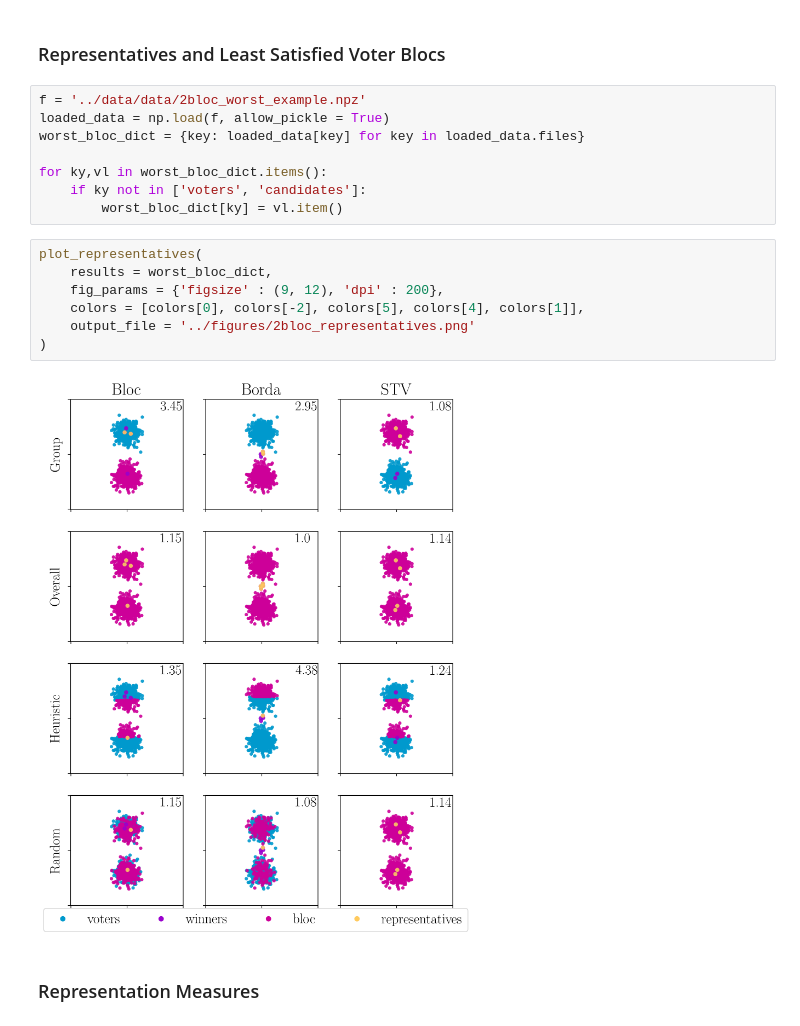
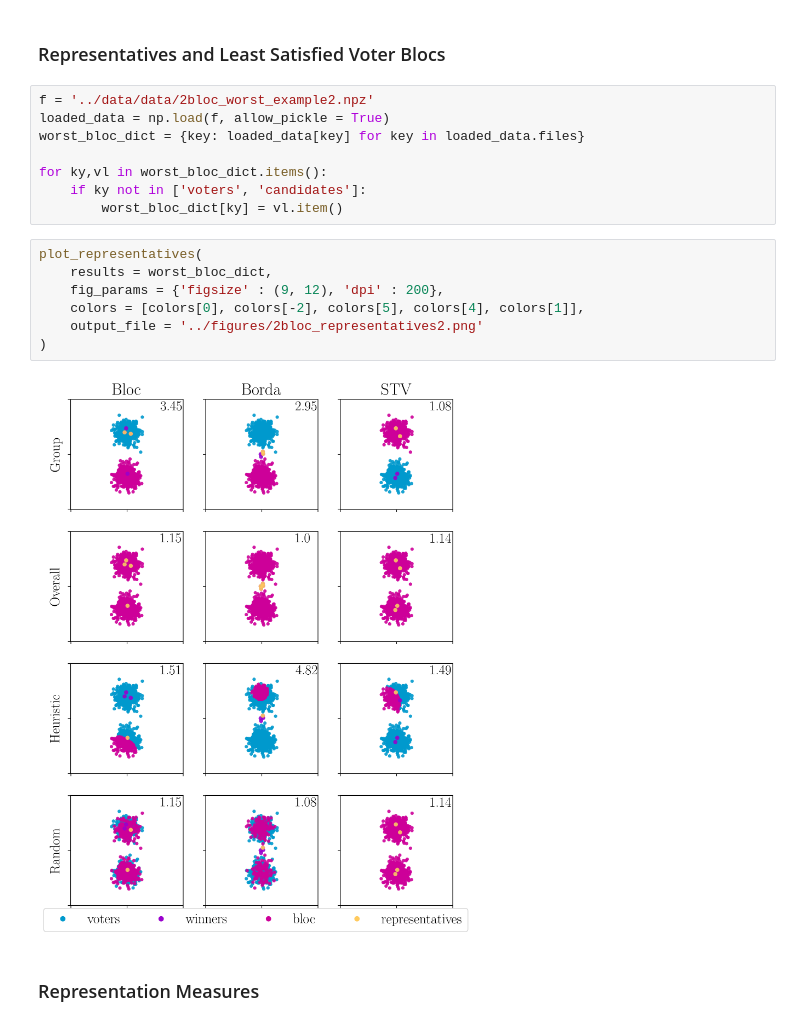
Before and after one commit to kevin-q2/Metric-Voting, a Jupyter notebook: examples/examples.ipynb, the cells around one changed output. Cells and saved outputs as stored; diff of their text form.

```diff
--- a/examples/examples.ipynb
+++ b/examples/examples.ipynb
@@ -282,7 +282,7 @@ IndexError: index 3 is out of bounds for axis 0 with size 3
 # %% [markdown]
 ### Representatives and Least Satisfied Voter Blocs
 # %%
-f = '../data/data/2bloc_worst_example.npz'
+f = '../data/data/2bloc_worst_example2.npz'
 loaded_data = np.load(f, allow_pickle = True)
 worst_bloc_dict = {key: loaded_data[key] for key in loaded_data.files}
 
@@ -292,12 +292,12 @@ for ky,vl in worst_bloc_dict.items():
 # %%
 plot_representatives(
     results = worst_bloc_dict,
     fig_params = {'figsize' : (9, 12), 'dpi' : 200},
     colors = [colors[0], colors[-2], colors[5], colors[4], colors[1]],
-    output_file = '../figures/2bloc_representatives.png'
+    output_file = '../figures/2bloc_representatives2.png'
 )
 # %% [output]
-[figure, old version]
+[figure, new version]
 # %% [markdown]
 ### Representation Measures
 # %% [markdown]
```
Also changed, not shown: 2 other files.
